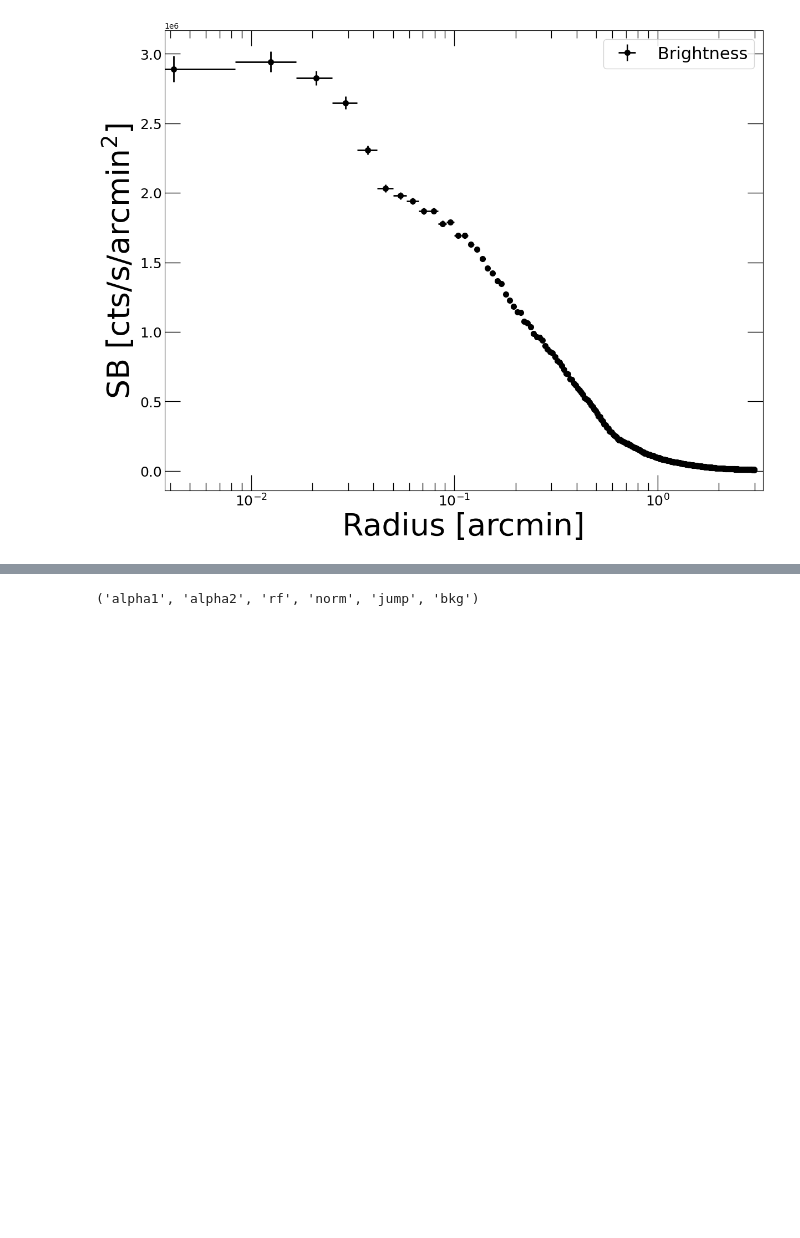
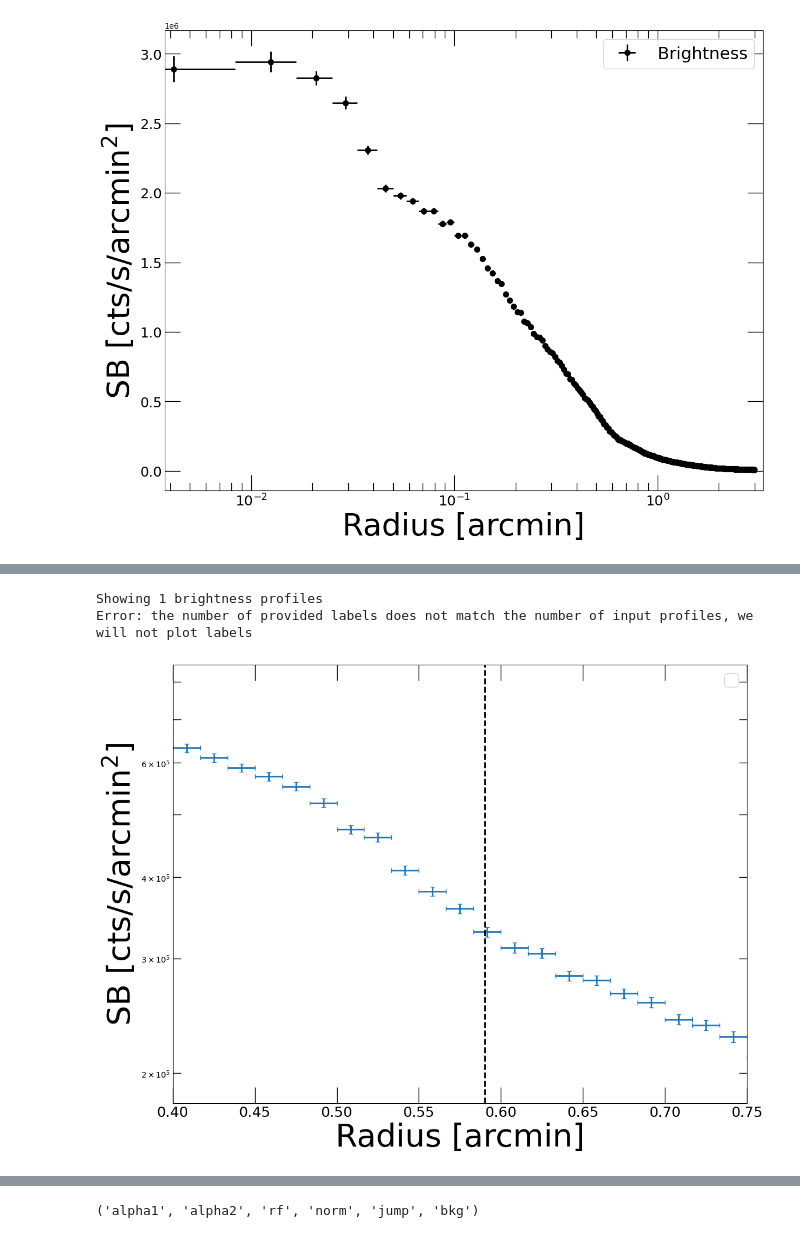
Before and after one commit to osaseo/abell_2597_chandra, a Jupyter notebook: 4_pyproffit_profiles.ipynb, the cells around one changed output, grey strips where cells are left out. Drawn from its saved outputs; the diff is of its cells as text; code cells hidden in the pictures; blank space fills up the shorter version.

```diff
--- a/4_pyproffit_profiles.ipynb
+++ b/4_pyproffit_profiles.ipynb
@@ -50,6 +55,7 @@ rah, decd = '23h25m19.7s', '-12d07m27s'
 coord = SkyCoord(rah, decd, frame='icrs')
 ra = coord.ra.degree
 dec = coord.dec.degree
+ra_peak, dec_peak = 351.3321367, -12.1242854 #location of the xray peak
 radius = Angle(20, u.arcsec)
 
 z = 0.0821
@@ -190,0 +226,5 @@ Set MJD-END to 58048.807847 from DATE-END'. [astropy.wcs.wcs]
+# %%
+#pyproffit follows the same angle convention as ds9, so we can use the same angles defined there without need to modify them
+profiles = [prof_20_80, prof_80_140, prof_140_200, prof_200_260, prof_260_320, prof_320_380]
+colors = ['red', 'blue', 'green', 'orange', 'purple', 'cyan']
+labels = ['20-80', '80-140', '140-200', '200-260', '260-320', '320-380']
@@ -190,0 +243,23 @@ Set MJD-END to 58048.807847 from DATE-END'. [astropy.wcs.wcs]
+# %%
+#go through each sector one by one to plot profiles and fit them
+prof_id = 3
+
+mean_edge = 0.59 #final_edge1_df.loc[prof_id]['rf']+0.02 #-0.03
+xmin, xmax = final_edge1_df.loc[prof_id]['xmin'], final_edge1_df.loc[prof_id]['xmax'] #-0.1
+ymin, ymax = final_edge1_df.loc[prof_id]['ymin'], final_edge1_df.loc[prof_id]['ymax']#*0.65
+
+all_profs = [prof_20_80, prof_80_140, prof_140_200, prof_200_260, prof_260_320, prof_320_380]
+low_angles = [20, 80, 140, 200, 260, 320]
+high_angles = [80, 140, 200, 260, 320, 380]
+prof = all_profs[prof_id]
+
+
+pyproffit.plot_multi_profiles(profs=[prof], #[prof_20_80, prof_80_140, prof_140_00, prof_200_260, prof_260_320, prof_320_380],
+                             labels=labels, markersize=0.5,
+                             xscale='linear', yscale='log',
+                            plot_lines=[mean_edge],
+                             xlim=[xmin, xmax], ylim=[ymin, ymax])
+# %% [output]
+Showing 1 brightness profiles
+Error: the number of provided labels does not match the number of input profiles, we will not plot labels
+[figure, added]
```
Also changed, not shown: parts of 116 cells of this notebook, 4 other files.
